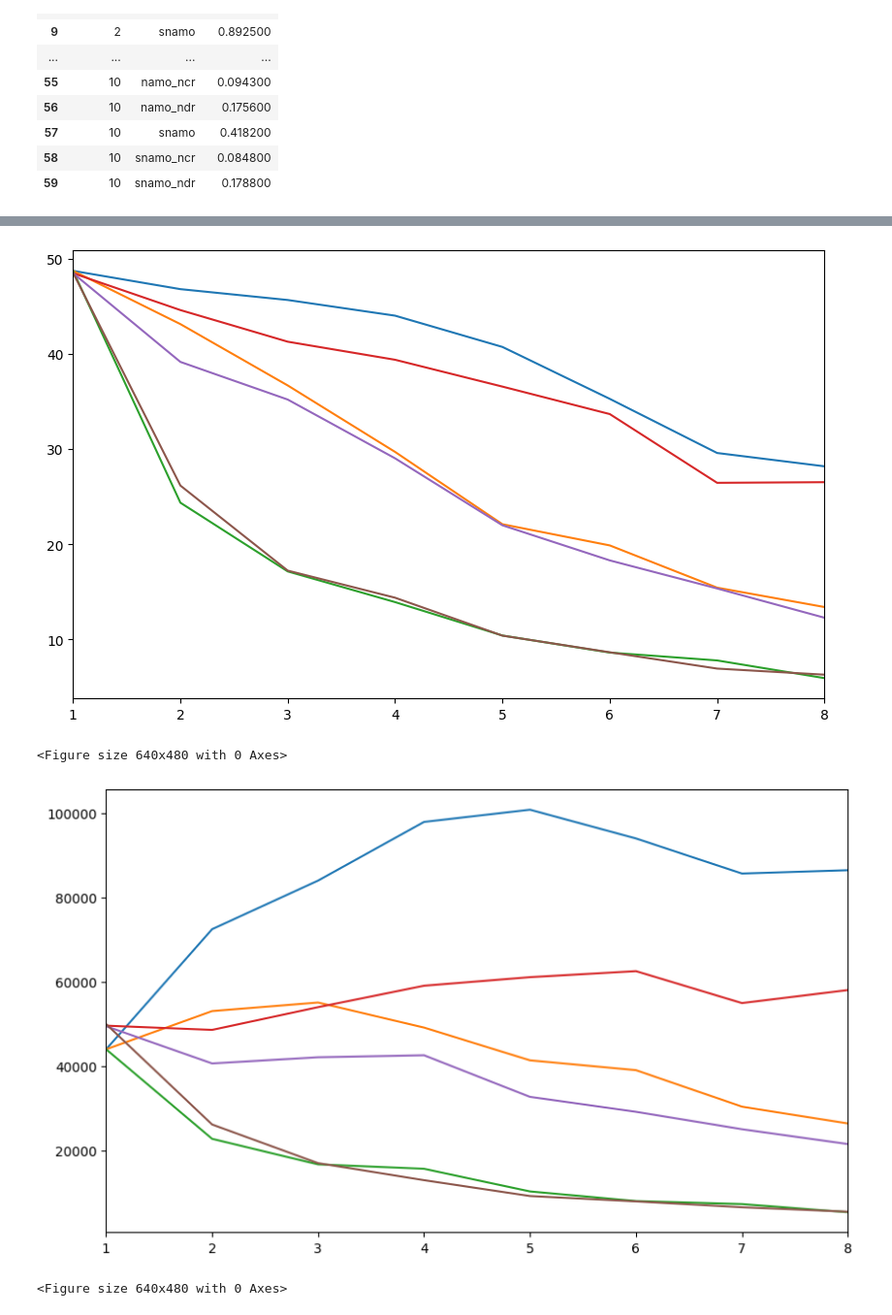
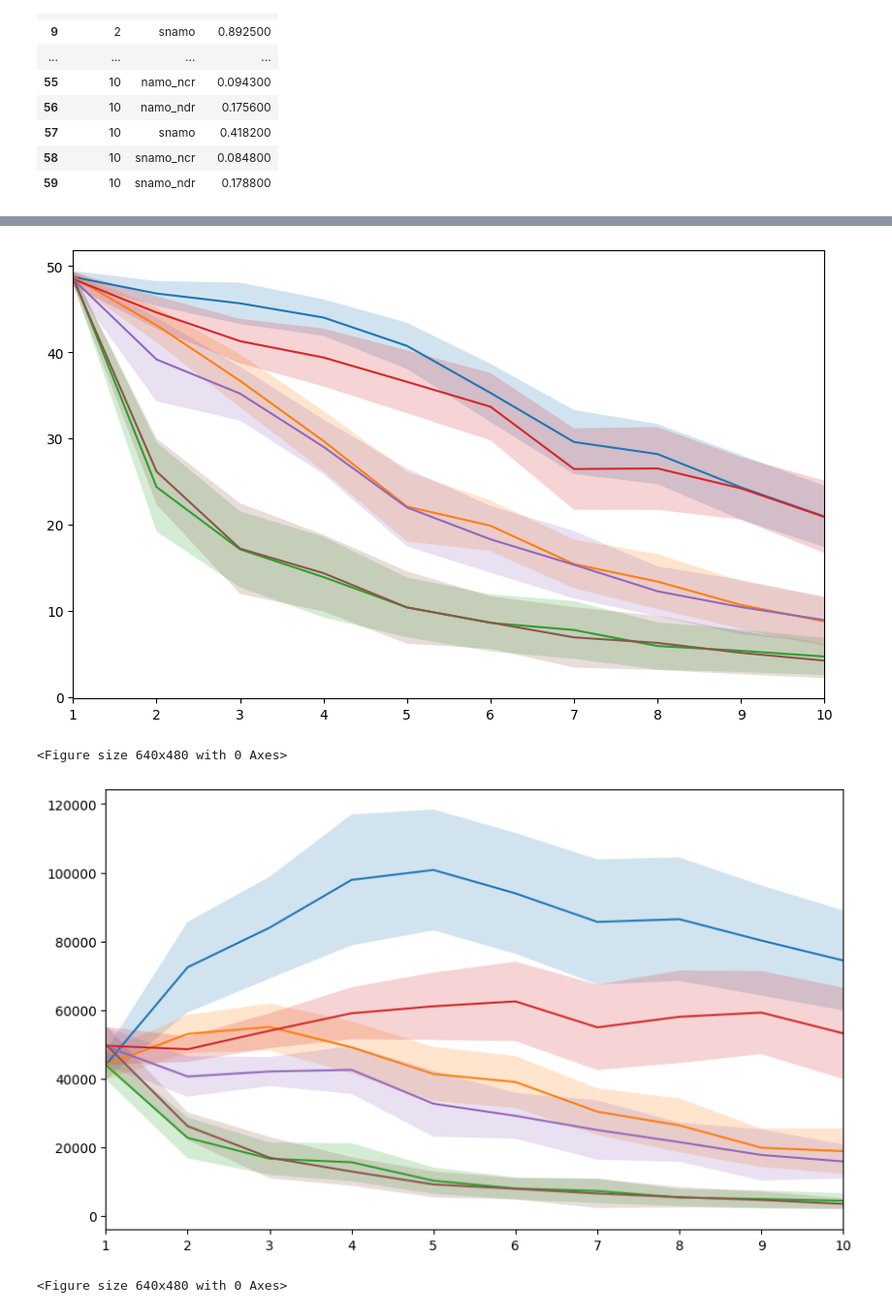
Before and after one commit to Chroma-CITI/namosim, a Jupyter notebook: notebooks/analysis-v2.ipynb, the cells around one changed output, grey strips where cells are left out. Shown: that part at 97% size. Drawn from its saved outputs; the diff is of its cells as text; code cells hidden in the pictures.

```diff
--- a/notebooks/analysis-v2.ipynb
+++ b/notebooks/analysis-v2.ipynb
@@ -5,7 +5,19 @@ import numpy as np
 from matplotlib.axes import Axes
 from matplotlib.gridspec import GridSpec
 import typing as t
-data = pandas.read_csv("../report_willow_garage_multi_shape.csv")
+
+max_robots = 10
+algs = {
+    "namo": "C-NAMO",
+    "namo_ndr": "C-NAMO no DR",
+    "namo_ncr": "C-NAMO no CR",
+    "snamo": "S-NAMO",
+    "snamo_ndr": "S-NAMO no DR",
+    "snamo_ncr": "S-NAMO no CR",
+}
+
+scenario = 'willow_garage_multi_shape'
+data = pandas.read_csv(f"../report_{scenario}.csv")
 data["succeeded"] = data["succeeded"].astype(int)
 data_successes = data[data["succeeded"] == 1]
 sum_goals_per_agent_per_sim = data.groupby(['n_robots', 'algorithm', 'sim_id', 'agent_id']).sum().reset_index()
@@ -87,13 +92,3 @@ std.loc[[(1,"namo"), (1, "snamo")]]
-# %%
-max_robots = 10
-algs = {
-    "namo": "NAMO",
-    "namo_ndr": "NAMO w/o Deadlock Resolution",
-    "namo_ncr": "NAMO w/o Conflict Resolution",
-    "snamo": "SNAMO",
-    "snamo_ndr": "SNAMO w/o Deadlock Resolution",
-    "snamo_ncr": "SNAMO w/o Conflict Resolution",
-}
 # %%
 def plot_metric_by_num_robots(
     *,
@@ -127,8 +122,8 @@ def plot_metric_by_num_robots(
                 y2=means + stds,
                 alpha=0.2,
             )
-    fig_legend.legend(lines, labels, loc='center')
-    fig_legend.savefig('intersections_legend.png', bbox_inches='tight')
+    fig_legend.legend(lines, labels, loc='center', frameon=False)
+    fig_legend.savefig(f'{scenario}_legend.png', bbox_inches='tight')
     # ax.set_ylabel(ylabel)
     ax.set_xlim([1, max_robots])
 # %%
@@ -138,32 +133,32 @@ gs = GridSpec(1, 1, figure=fig)
 plot_metric_by_num_robots(
     ax=fig.add_subplot(gs[0, 0]),
     avg=avg_per_agent['succeeded'],
-    std=std_per_agent['succeeded'] / 4,
+    std=std_per_agent['succeeded'] / 2,
     max_robots=max_robots,
     algs=algs,
     ylabel="Goal Success Rate",
-    show_std=False
+    show_std=True
 )
-fig.savefig('intersections_goal_success_rates.png', bbox_inches='tight')
+fig.savefig(f'{scenario}_success_rates.png', bbox_inches='tight')
 # %% [output]
-[figure, old version]
+[figure, new version]
 <Figure size 640x480 with 0 Axes>
 # %%
 fig = plt.figure(constrained_layout=False, figsize=(10,6))
 gs = GridSpec(1, 1, figure=fig)
 
 plot_metric_by_num_robots(
     ax=fig.add_subplot(gs[0, 0]),
     avg=avg_per_agent['distance_traveled'],
     std=std_per_agent['distance_traveled'] / 2,
     max_robots=max_robots,
     algs=algs,
     ylabel="Distance",
-    show_std=False
+    show_std=True
 )
-fig.savefig('intersections_avg_distance_traveled.png', bbox_inches='tight')
+fig.savefig(f'{scenario}_distance.png', bbox_inches='tight')
 # %% [output]
-[figure, old version]
+[figure, new version]
 <Figure size 640x480 with 0 Axes>
 # %%
 fig = plt.figure(constrained_layout=False, figsize=(10,6))
```
Also changed, not shown: parts of 7 cells of this notebook.
